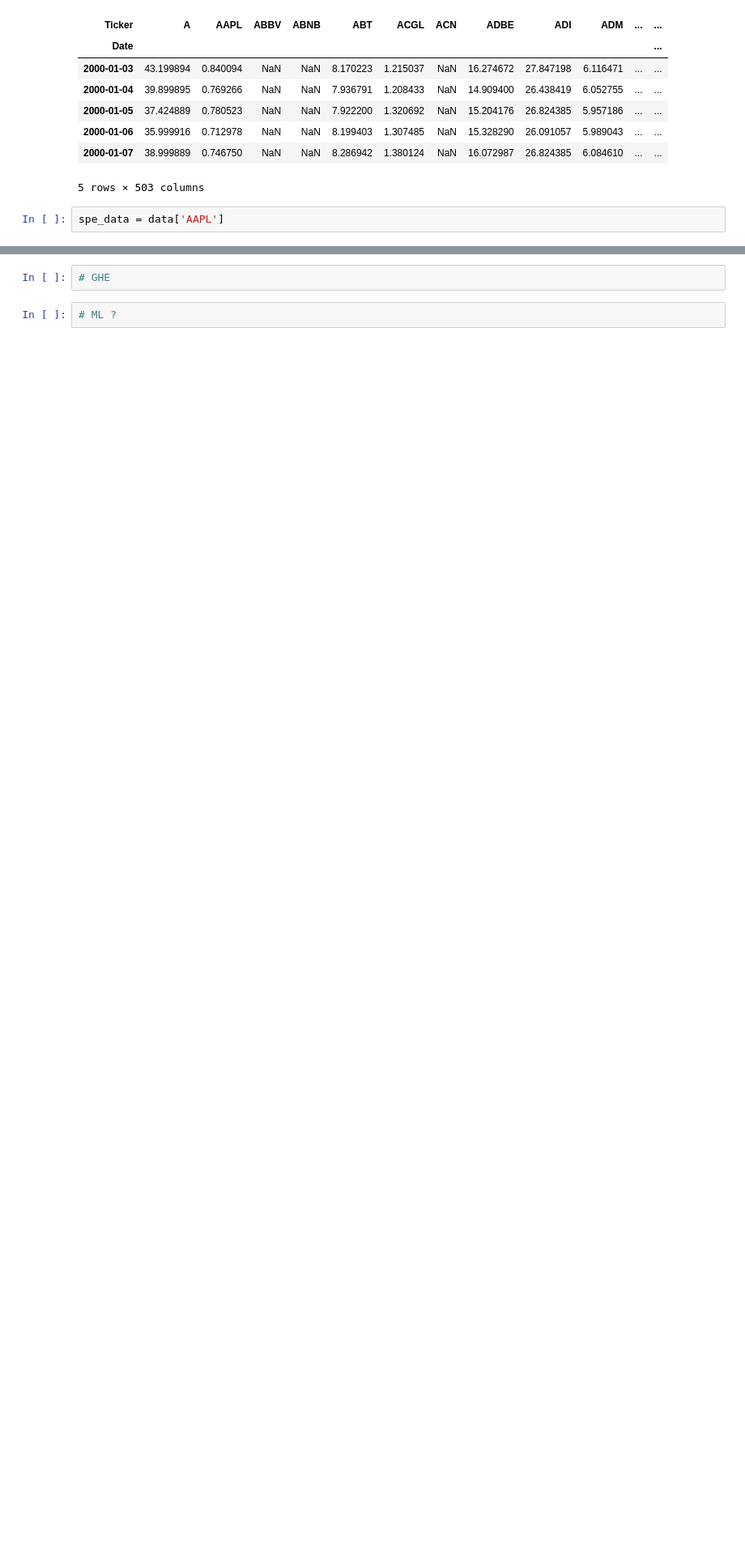
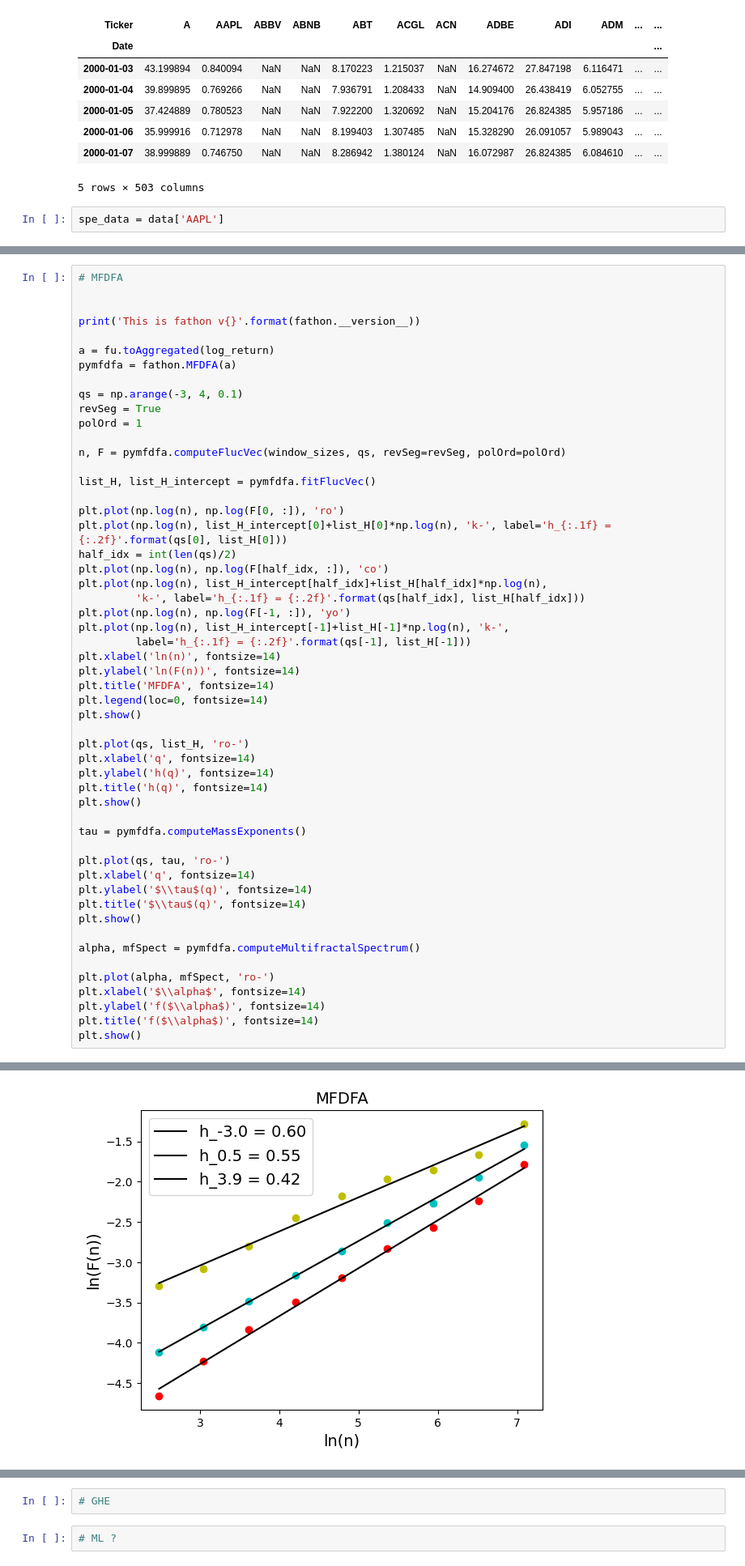
Before and after one commit to nikaslukyanov/Hurst_Exponent_Pair_Trading, a Jupyter notebook: hurst_exploration.ipynb, the cells around one changed output, grey strips where cells are left out. Shown at 81% size. Saved outputs shown, nothing was run; the diff lists cells and outputs as text; blank space fills up the shorter version.

Commit message:
first glance at mfdfa

```diff
--- a/hurst_exploration.ipynb
+++ b/hurst_exploration.ipynb
@@ -189,3 +189,57 @@ plt.legend(loc=0, fontsize=14)
 plt.show()
 # %% [output]
 [figure]
+# %%
+# MFDFA
+
+
+print('This is fathon v{}'.format(fathon.__version__))
+
+a = fu.toAggregated(log_return)
+pymfdfa = fathon.MFDFA(a)
+
+qs = np.arange(-3, 4, 0.1)
+revSeg = True
+polOrd = 1
+
+n, F = pymfdfa.computeFlucVec(window_sizes, qs, revSeg=revSeg, polOrd=polOrd)
+
+list_H, list_H_intercept = pymfdfa.fitFlucVec()
+
+plt.plot(np.log(n), np.log(F[0, :]), 'ro')
+plt.plot(np.log(n), list_H_intercept[0]+list_H[0]*np.log(n), 'k-', label='h_{:.1f} = {:.2f}'.format(qs[0], list_H[0]))
+half_idx = int(len(qs)/2)
+plt.plot(np.log(n), np.log(F[half_idx, :]), 'co')
+plt.plot(np.log(n), list_H_intercept[half_idx]+list_H[half_idx]*np.log(n),
+         'k-', label='h_{:.1f} = {:.2f}'.format(qs[half_idx], list_H[half_idx]))
+plt.plot(np.log(n), np.log(F[-1, :]), 'yo')
+plt.plot(np.log(n), list_H_intercept[-1]+list_H[-1]*np.log(n), 'k-',
+         label='h_{:.1f} = {:.2f}'.format(qs[-1], list_H[-1]))
+plt.xlabel('ln(n)', fontsize=14)
+plt.ylabel('ln(F(n))', fontsize=14)
+plt.title('MFDFA', fontsize=14)
+plt.legend(loc=0, fontsize=14)
+plt.show()
+
+plt.plot(qs, list_H, 'ro-')
+plt.xlabel('q', fontsize=14)
+plt.ylabel('h(q)', fontsize=14)
+plt.title('h(q)', fontsize=14)
+plt.show()
+
+tau = pymfdfa.computeMassExponents()
+
+plt.plot(qs, tau, 'ro-')
+plt.xlabel('q', fontsize=14)
+plt.ylabel('$\\tau$(q)', fontsize=14)
+plt.title('$\\tau$(q)', fontsize=14)
+plt.show()
+
+alpha, mfSpect = pymfdfa.computeMultifractalSpectrum()
+
+plt.plot(alpha, mfSpect, 'ro-')
+plt.xlabel('$\\alpha$', fontsize=14)
+plt.ylabel('f($\\alpha$)', fontsize=14)
+plt.title('f($\\alpha$)', fontsize=14)
+plt.show()
+# %% [output]
@@ -191,0 +247 @@ plt.show()
+[figure, added]
```
Also changed, not shown: parts of 1 cell of this notebook.
